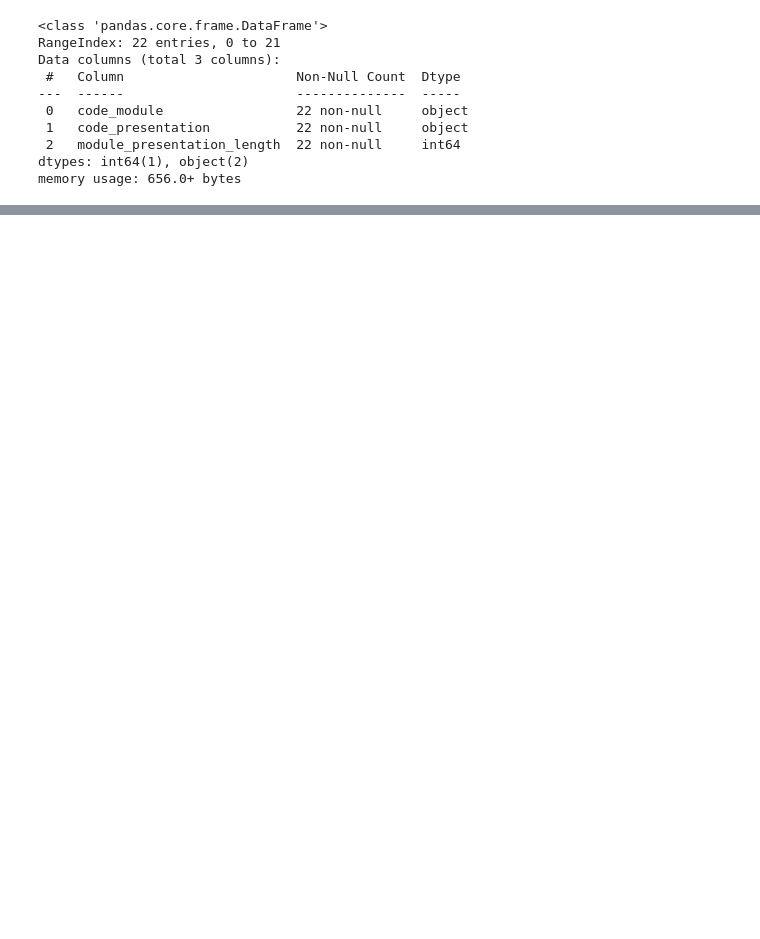
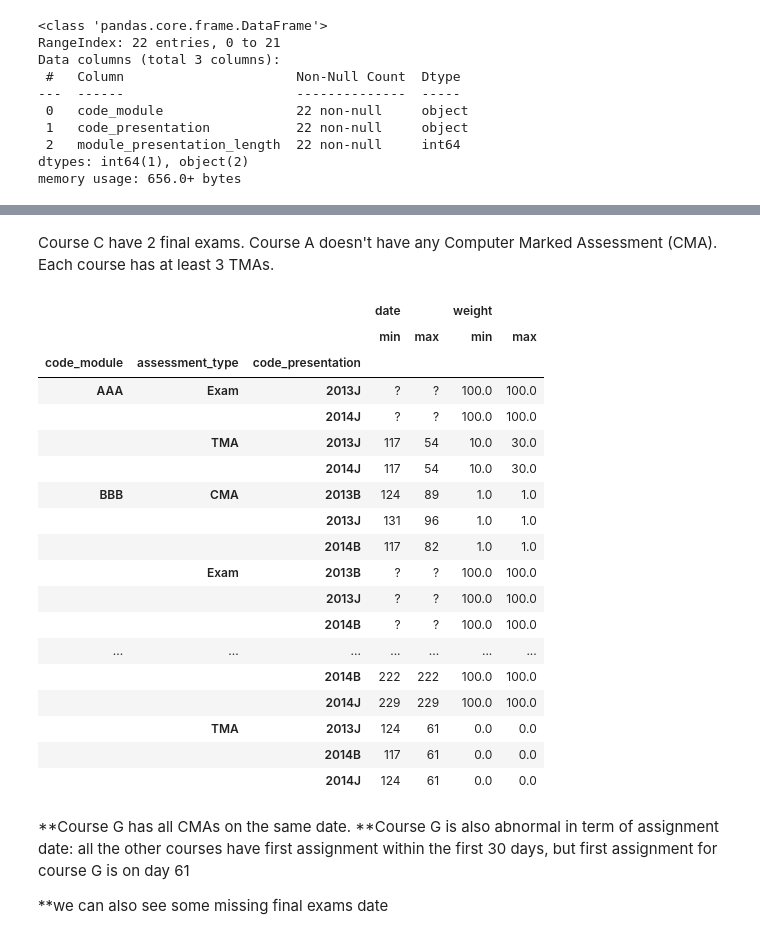
Before and after one commit to LaraOnipede/LHL-finalProject, a Jupyter notebook: notebooks/ExploratoryDataAnalysis.ipynb, the cells around one changed output, grey strips where cells are left out. Saved outputs shown, nothing was run; the diff lists cells and outputs as text; code cells hidden in the pictures; blank space fills up the shorter version.

```diff
--- a/notebooks/ExploratoryDataAnalysis.ipynb
+++ b/notebooks/ExploratoryDataAnalysis.ipynb
@@ -46,0 +261,29 @@ memory usage: 656.0+ bytes
+# %% [markdown]
+Course C have 2 final exams. Course A doesn't have any Computer Marked Assessment (CMA). Each course has at least 3 TMAs.
+# %%
+assessments.drop(['id_assessment'],axis = 1).groupby(['code_module','assessment_type','code_presentation']).agg(['min','max'])
+# %% [output]
+|  |  |  | date |  | weight |  |
+|  |  |  | min | max | min | max |
+| code_module | assessment_type | code_presentation |  |  |  |  |
+| AAA | Exam | 2013J | ? | ? | 100.0 | 100.0 |
+|  |  | 2014J | ? | ? | 100.0 | 100.0 |
+|  | TMA | 2013J | 117 | 54 | 10.0 | 30.0 |
+|  |  | 2014J | 117 | 54 | 10.0 | 30.0 |
+| BBB | CMA | 2013B | 124 | 89 | 1.0 | 1.0 |
+|  |  | 2013J | 131 | 96 | 1.0 | 1.0 |
+|  |  | 2014B | 117 | 82 | 1.0 | 1.0 |
+|  | Exam | 2013B | ? | ? | 100.0 | 100.0 |
+|  |  | 2013J | ? | ? | 100.0 | 100.0 |
+|  |  | 2014B | ? | ? | 100.0 | 100.0 |
+| ... | ... | ... | ... | ... | ... | ... |
+|  |  | 2014B | 222 | 222 | 100.0 | 100.0 |
+|  |  | 2014J | 229 | 229 | 100.0 | 100.0 |
+|  | TMA | 2013J | 124 | 61 | 0.0 | 0.0 |
+|  |  | 2014B | 117 | 61 | 0.0 | 0.0 |
+|  |  | 2014J | 124 | 61 | 0.0 | 0.0 |
+# %% [markdown]
+**Course G has all CMAs on the same date.
+**Course G is also abnormal in term of assignment date: all the other courses have first assignment within the first 30 days, but first assignment for course G is on day 61
+
+**we can also see some missing final exams date
```
Also changed, not shown: parts of 24 cells of this notebook.
